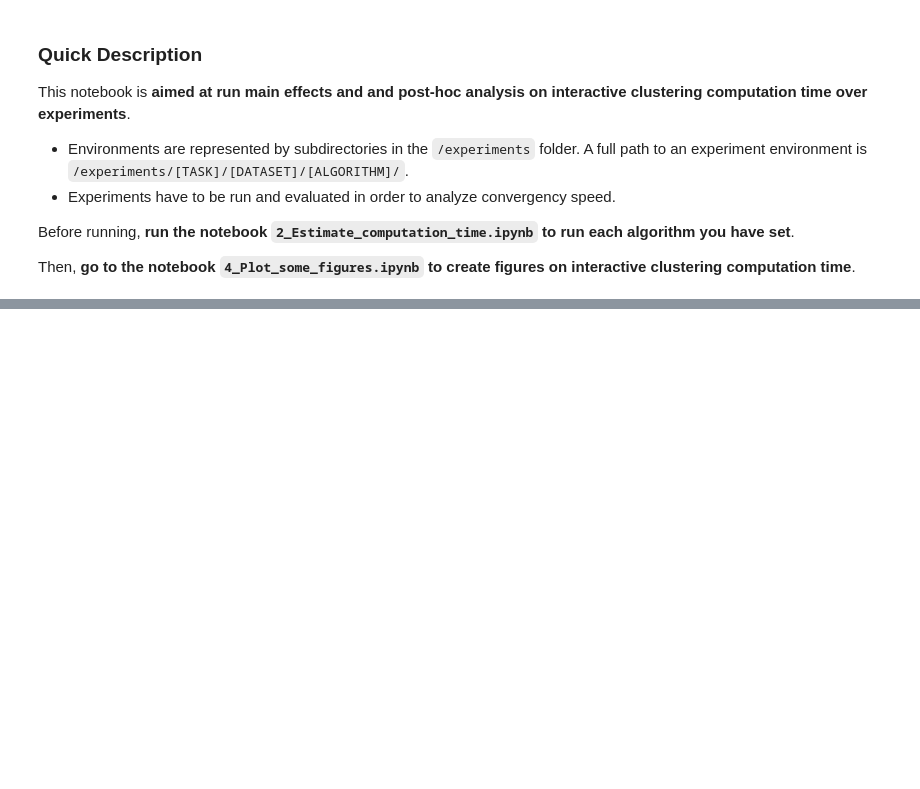
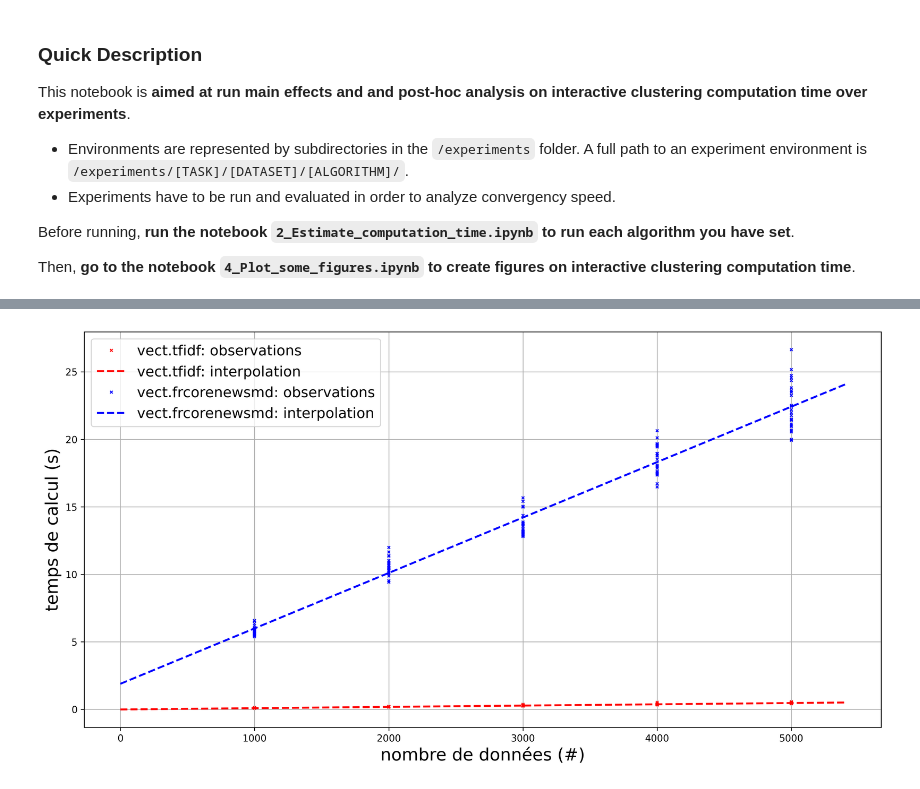
Before and after one commit to cognitivefactory/interactive-clustering-comparative-study, a Jupyter notebook: 2_computation_time_study/notebook/3_Analyze_main_effects_and_post_hoc.ipynb, the cells around one changed output, grey strips where cells are left out. Drawn from its saved outputs; the diff is of its cells as text; code cells hidden in the pictures; blank space fills up the shorter version.

```diff
--- a/2_computation_time_study/notebook/3_Analyze_main_effects_and_post_hoc.ipynb
+++ b/2_computation_time_study/notebook/3_Analyze_main_effects_and_post_hoc.ipynb
@@ -396,0 +275,20 @@ summary(GLM_fit_clustering)
+# %%
+# Fit the model to the data and print results.
+model_vect_frcorenewsmd = smf.ols(
+    formula="time_total ~ dataset_size",
+    data=df_vectorization[df_vectorization["algorithm_name"]=="spacy"],
+)
+results_vect_frcorenewsmd = model_vect_frcorenewsmd.fit()
+print(results_vect_frcorenewsmd.summary())
+print()
+print(">> R²: {0}".format(round(results_vect_frcorenewsmd.rsquared,3)))
+print(">> R: {0} ( low~0.2, medium~0.5, strong~0.8 )".format(round(np.sqrt(results_vect_frcorenewsmd.rsquared),3)))
+
+# Define the interpolation function.
+def interpolation_vect_frcorenewsmd(dataset_size) -> float:
+    res: float = 0
+    if results_vect_frcorenewsmd.pvalues["Intercept"] < 0.05:
+        res += results_vect_frcorenewsmd.params["Intercept"]
+    if results_vect_frcorenewsmd.pvalues["dataset_size"] < 0.05:
+        res += results_vect_frcorenewsmd.params["dataset_size"] * dataset_size
+    return res
@@ -396,0 +315,64 @@ summary(GLM_fit_clustering)
+# %%
+# Create a new figure.
+fig_plot_vectorization: Figure = plt.figure(figsize=(15, 7.5), dpi=300)
+axis_plot_vectorization = fig_plot_vectorization.gca()
+
+# Plot computation time for tfidf.
+axis_plot_vectorization.plot(
+    df_vectorization[df_vectorization["algorithm_name"]=="tfidf"]["dataset_size"],  # x
+    df_vectorization[df_vectorization["algorithm_name"]=="tfidf"]["time_total"],  # y
+    label="vect.tfidf: observations",
+    marker="x",
+    markerfacecolor="red",
+    markersize=3,
+    color="red",
+    linewidth=0,
+    linestyle="",
+)
+axis_plot_vectorization.plot(
+    range(0, 5500, 100),  # x
+    interpolation_vect_tfidf(range(0, 5500, 100)),  # y
+    label="vect.tfidf: interpolation",
+    marker="",
+    markerfacecolor="red",
+    markersize=3,
+    color="red",
+    linewidth=2,
+    linestyle="--",
+)
+
+# Plot computation time for frcorenewsmd.
+axis_plot_vectorization.plot(
+    df_vectorization[df_vectorization["algorithm_name"]=="spacy"]["dataset_size"],  # x
+    df_vectorization[df_vectorization["algorithm_name"]=="spacy"]["time_total"],  # y
+    label="vect.frcorenewsmd: observations",
+    marker="x",
+    markerfacecolor="blue",
+    markersize=3,
+    color="blue",
+    linewidth=0,
+    linestyle="",
+)
+axis_plot_vectorization.plot(
+    range(0, 5500, 100),  # x
+    interpolation_vect_frcorenewsmd(range(0, 5500, 100)),  # y
+    label="vect.frcorenewsmd: interpolation",
+    marker="",
+    markerfacecolor="blue",
+    markersize=3,
+    color="blue",
+    linewidth=2,
+    linestyle="--",
+)
+
+# Set axis name.
+axis_plot_vectorization.set_xlabel("nombre de données (#)", fontsize=18,)
+axis_plot_vectorization.set_ylabel("temps de calcul (s)", fontsize=18,)
+
+# Plot the legend.
+axis_plot_vectorization.legend(fontsize=15,)
+
+# Plot the grid.
+axis_plot_vectorization.grid(True)
+# %% [output]
+[figure, added]
```
Also changed, not shown: parts of 113 cells of this notebook, 7 other files.
